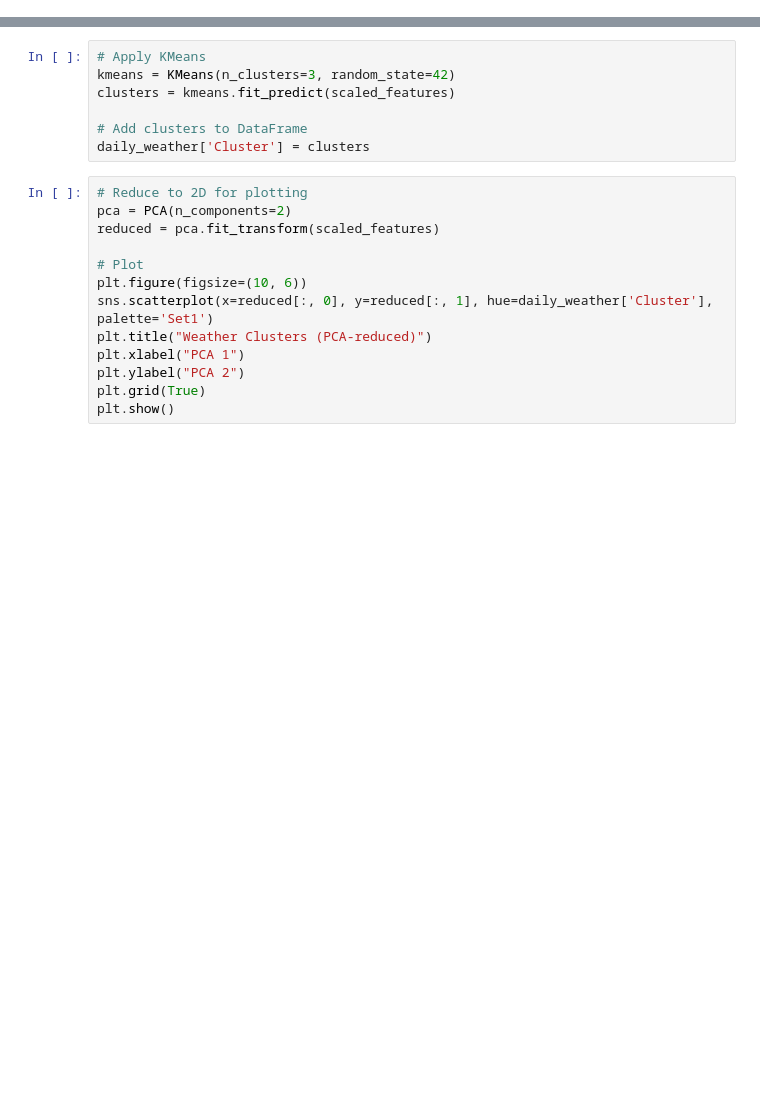
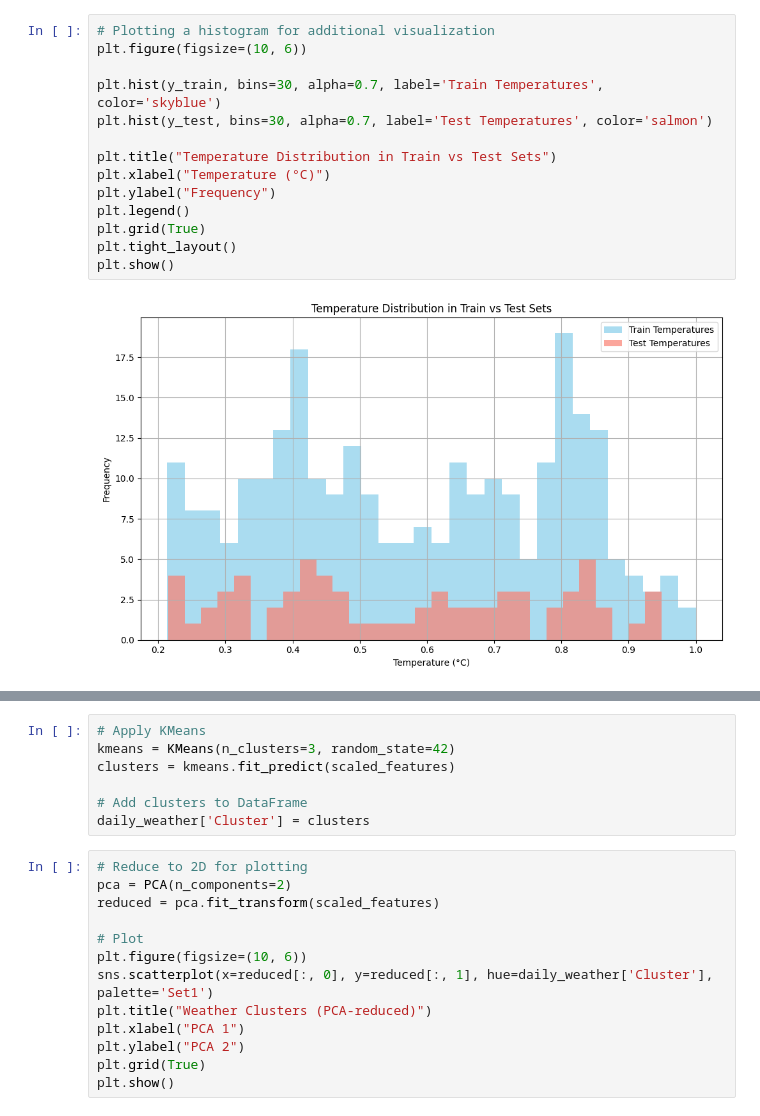
Before and after one commit to RinorRexhaj/Weather-Forecast, a Jupyter notebook: Project.ipynb, the cells around one changed output, grey strips where cells are left out. Saved outputs shown, nothing was run; the diff lists cells and outputs as text; blank space fills up the shorter version.

```diff
--- a/Project.ipynb
+++ b/Project.ipynb
@@ -251,0 +327,16 @@ plt.show()
+# %%
+# Plotting a histogram for additional visualization
+plt.figure(figsize=(10, 6))
+
+plt.hist(y_train, bins=30, alpha=0.7, label='Train Temperatures', color='skyblue')
+plt.hist(y_test, bins=30, alpha=0.7, label='Test Temperatures', color='salmon')
+
+plt.title("Temperature Distribution in Train vs Test Sets")
+plt.xlabel("Temperature (°C)")
+plt.ylabel("Frequency")
+plt.legend()
+plt.grid(True)
+plt.tight_layout()
+plt.show()
+# %% [output]
+[figure, added]
```
Also changed, not shown: parts of 26 cells of this notebook, 1 other file.
